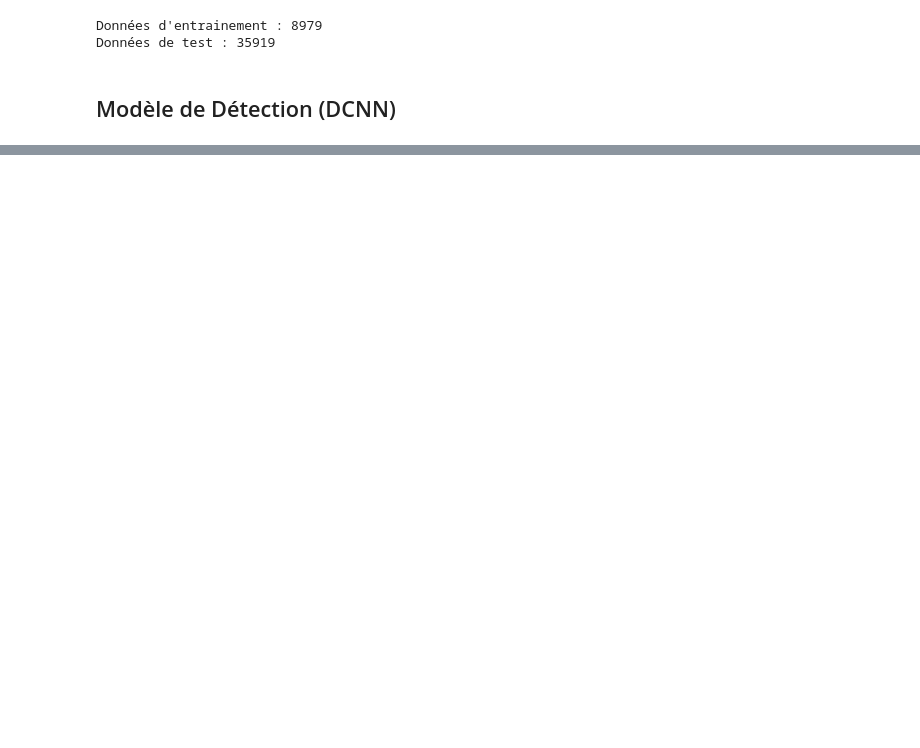
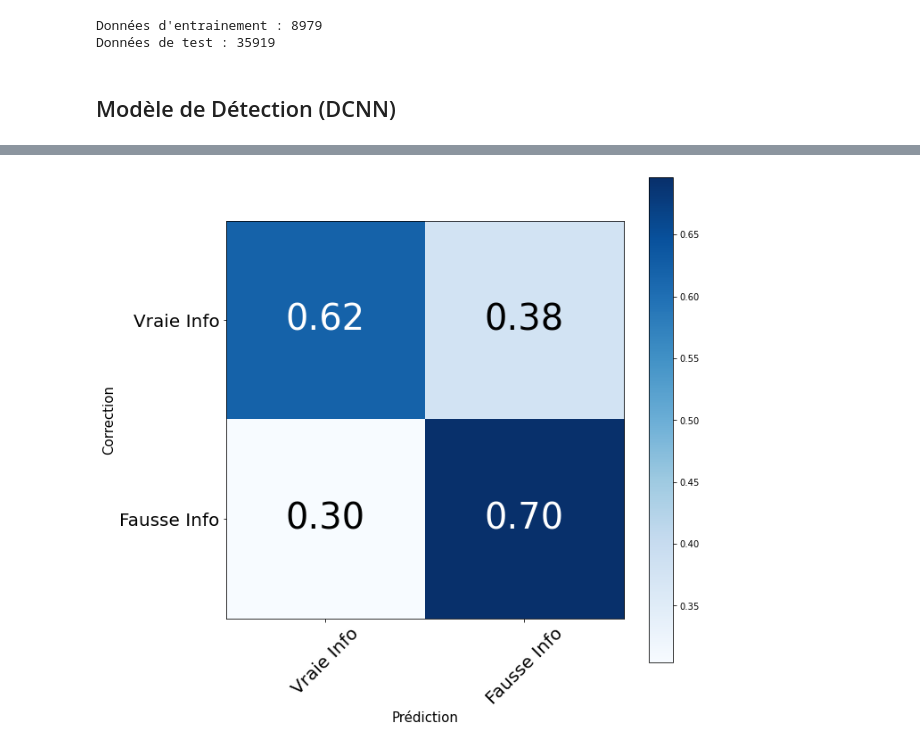
Before and after one commit to BarthPaleologue/FAKENEWS, a Jupyter notebook: experience1_dataset1&2.ipynb, the cells around one changed output, grey strips where cells are left out. Drawn from its saved outputs; the diff is of its cells as text; code cells hidden in the pictures; blank space fills up the shorter version.

```diff
--- a/experience1_dataset1&2.ipynb
+++ b/experience1_dataset1&2.ipynb
@@ -256 +261,18 @@ plt.show()
+# %%
+to_predict = dataframe2
+
+X_test = to_predict["text"]
+X_test = tokenizer.texts_to_sequences(X_test)
+X_test = pad_sequences(X_test, maxlen=maxlen)
+
+Y_test = to_predict["label"]
+
+predictions = model.predict(X_test)
+for i, prediction in enumerate(predictions):
+    predictions[i] = 1 if prediction > threshold else 0
+
+cm2 = confusion_matrix(Y_test, predictions)
+plot_confusion_matrix(cm2, cm_plot_labels)
+# %% [output]
+[figure, added]
 # %%
```
Also changed, not shown: parts of 15 cells of this notebook, 13 other files.
